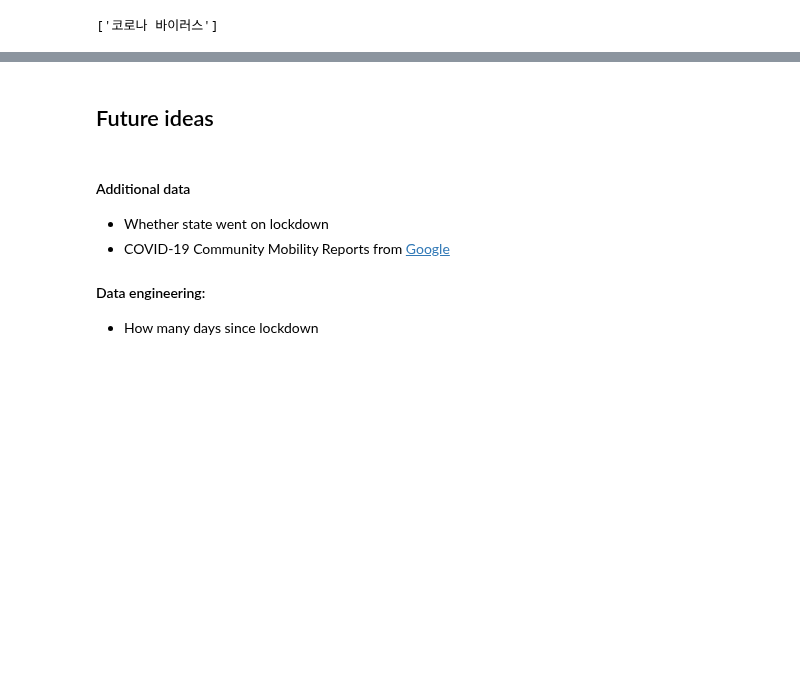
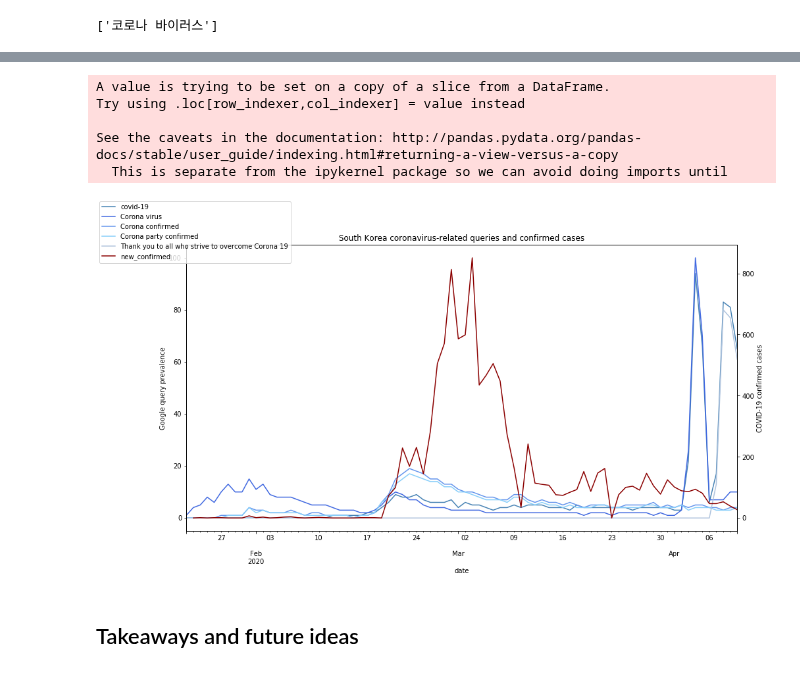
Before and after one commit to spotted-d/RNN_covid19_modeling, a Jupyter notebook: milestone2_eda/milestone2_eda.ipynb, the cells around one changed output, grey strips where cells are left out. Drawn from its saved outputs; the diff is of its cells as text; code cells hidden in the pictures; blank space fills up the shorter version.

Commit message:
eda - finalized korea and conclusions

```diff
--- a/milestone2_eda/milestone2_eda.ipynb
+++ b/milestone2_eda/milestone2_eda.ipynb
@@ -662,5 +642,6 @@ related_queries
 # %%
-list(related_queries.iloc[:5]["query"])
-
-translate_bulk(list(related_queries.iloc[:5]["query"]), source="ko", destination='en')
+# fetch and translate related queries
+related_queries = pyt.related_queries()[kw_list[0]]["top"]
+related_queries["query_en"] = translate_bulk(list(related_queries["query"]), source="ko", destination='en')
+related_queries
 # %% [output]
@@ -675,31 +665,53 @@ translator.translate('코로나 확진', dest="en")
+# %%
+# fetch top 5 related queries from SK
+kw5_list = list(related_queries.loc[:4]["query"])
+
+# build new query: related coronavirus queries
+pyt.build_payload(kw5_list, cat=0, timeframe=time_frame, geo='KR', gprop='')
+top5 = pyt.interest_over_time()
+top5 = top5.reset_index()
+top5["date"] = pd.to_datetime(top5["date"], infer_datetime_format=True)
+
+# transate search keywords to english
+translation_lookup = {}
+for col in top5.columns[1:6]:
+    translation_lookup[col] = translate_bulk([col], source="ko", destination="en")[0]
+
+top5 = top5.rename(columns=translation_lookup)
 # %%
 # fetch south korea data and clean date
 covid_sk = covid_global.loc[covid_global["country"] == "Korea, South"]
 covid_sk["date"] =  pd.to_datetime(covid_sk["date"], infer_datetime_format=True)
 
 # merge search
-search_cases_sk = search_coronavirus.merge(covid_sk, left_on="date", right_on="date", how="inner")
+search_cases_sk = top5.merge(covid_sk, left_on="date", right_on="date", how="inner")
 search_cases_sk["new_confirmed"] = search_cases_sk["confirmed"].diff()
+# %% [output]
+A value is trying to be set on a copy of a slice from a DataFrame.
+Try using .loc[row_indexer,col_indexer] = value instead
+
+See the caveats in the documentation: http://pandas.pydata.org/pandas-docs/stable/user_guide/indexing.html#returning-a-view-versus-a-copy
+  This is separate from the ipykernel package so we can avoid doing imports until
 # %%
 # now plot top 5 related queries with confirmed cases
-fig = plt.figure(figsize=(12, 8))
+fig = plt.figure(figsize=(15, 8))
 ax1 = fig.add_subplot(111)
-search_cases_sk.plot(x="date", y=kw_list[0], color="steelblue",  ax=ax1, legend=False)
+search_cases_sk.plot(x="date", y=related_queries.iloc[:5]["query_en"][0], color="steelblue",  ax=ax1, legend=False)
+search_cases_sk.plot(x="date", y=related_queries.iloc[:5]["query_en"][1], color="royalblue", ax=ax1, legend=False)
+search_cases_sk.plot(x="date", y=related_queries.iloc[:5]["query_en"][2], color="cornflowerblue", ax=ax1, legend=False)
+search_cases_sk.plot(x="date", y=related_queries.iloc[:5]["query_en"][3], color="lightskyblue", ax=ax1, legend=False)
+search_cases_sk.plot(x="date", y=related_queries.iloc[:5]["query_en"][4], color="lightsteelblue", ax=ax1, legend=False)
 ax2 = ax1.twinx()
-search_cases_sk.plot(x="date", y="new_confirmed", color="darkred",  ax=ax2, legend=False)
-# search_cases_sk.plot(x="date", y="confirmed", ax=ax2, legend=False, color="r")
+# search_cases_us.plot(x="date", y="confirmed", ax=ax2, legend=False, color="r")
+search_cases_sk.plot(x="date", y="new_confirmed", ax=ax2, legend=False, color="darkred")
 
 ax1.figure.legend(loc="upper left")
-# ax1.set_title("coronavirus-related queries and confirmed cases")
+ax1.set_title("South Korea coronavirus-related queries and confirmed cases")
 ax1.set_ylabel("Google query prevalence")
-ax2.set_ylabel("COVID-19 daily confirmed cases")
+ax2.set_ylabel("COVID-19 confirmed cases")
 plt.show();
+# %% [output]
+[figure, added]
-# %% [markdown]
-## Future ideas
-# %% [markdown]
-#### Additional data
-- Whether state went on lockdown
-- COVID-19 Community Mobility Reports from [Google](https://www.google.com/covid19/mobility/)
-
-#### Data engineering:
-- How many days since lockdown
+# %% [markdown]
+<a id='future_ideas'></a>
+## Takeaways and future ideas
```
Also changed, not shown: parts of 6 cells of this notebook.
